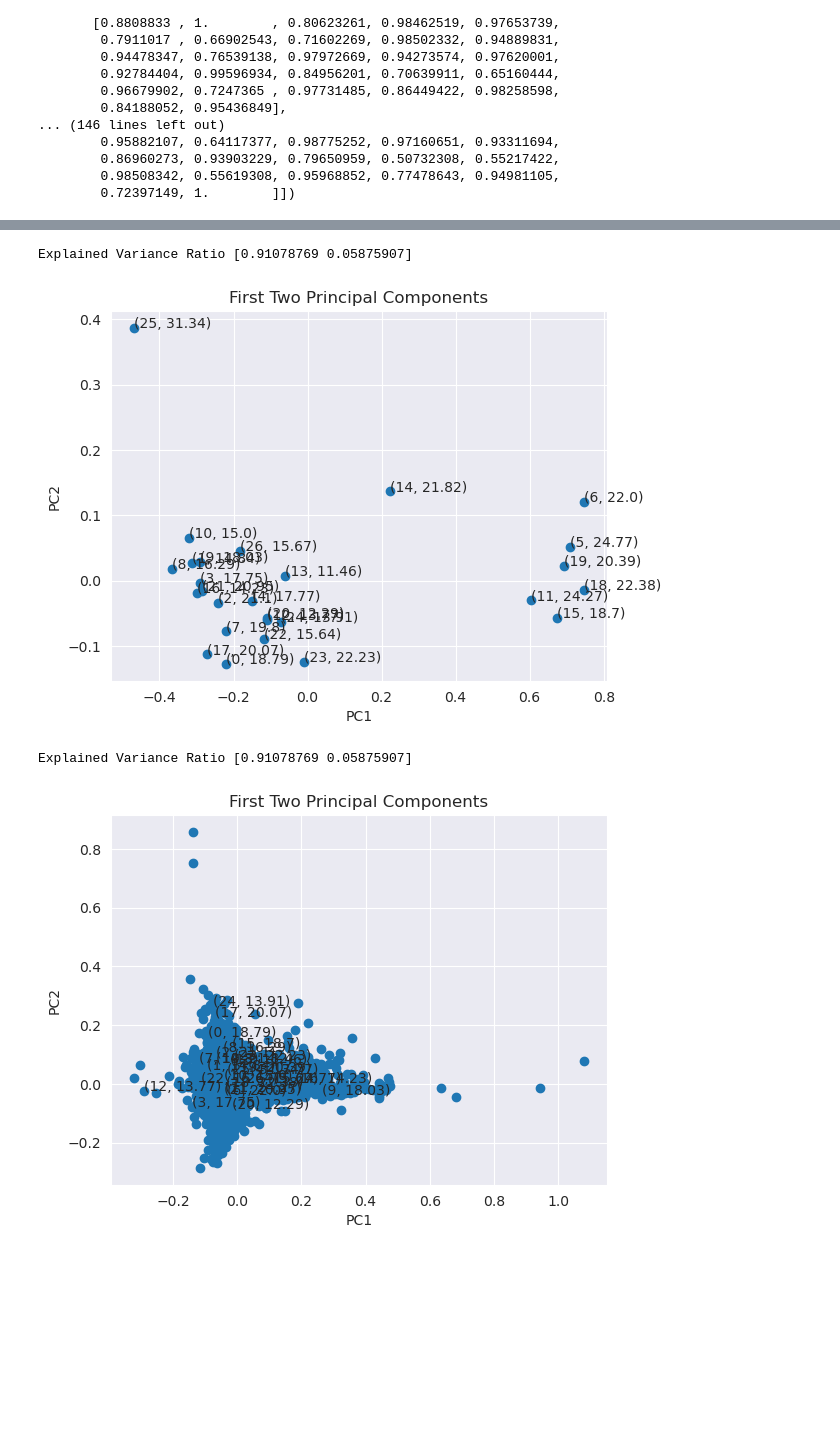
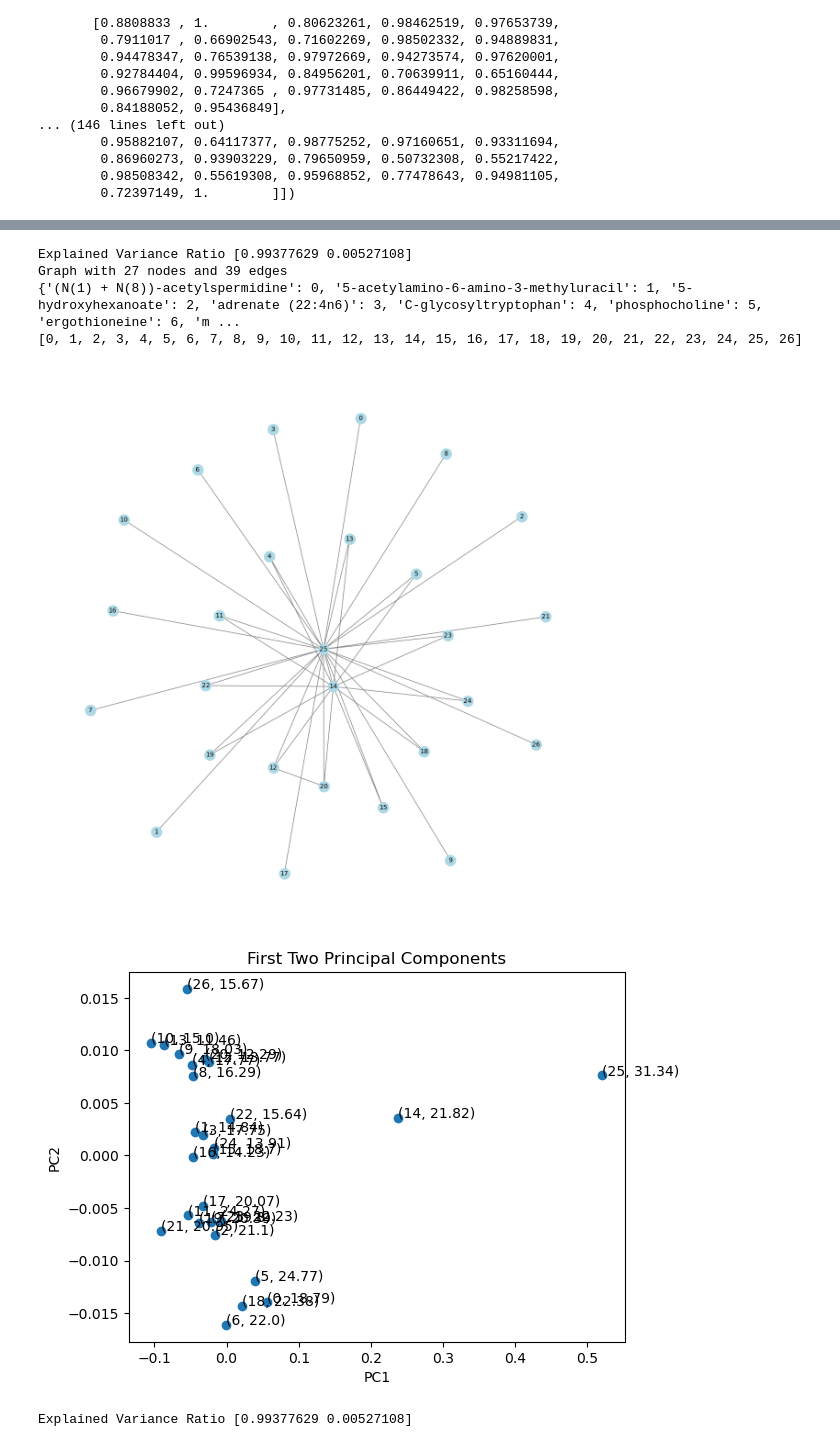
Before and after one commit to bdlab-ucd/DPMON, a Jupyter notebook: GNNs/EmbeddingVisualization.ipynb, the cells around one changed output, grey strips where cells are left out. Drawn from its saved outputs; the diff is of its cells as text; code cells hidden in the pictures; blank space fills up the shorter version.

Commit message:
Updated graph to show node indexs correctly

```diff
--- a/GNNs/EmbeddingVisualization.ipynb
+++ b/GNNs/EmbeddingVisualization.ipynb
@@ -9,9 +9,9 @@ from sklearn.preprocessing import StandardScaler
 from sklearn.metrics.pairwise import cosine_similarity
 # %%
 # Calculating the correlation between nodes and the phenotype to add as labels to the embedded points
-original_dataset = pd.read_csv('../GNNs/data/COPD/SparsifiedNetworks/fev1_X.csv', index_col=0).reset_index(drop='index')
-complete_original_dataset = pd.read_csv('../GNNs/data/COPD/SparsifiedNetworks/fev1_clinical_variables.csv', index_col=0).reset_index(drop='index')
-dataset_associated_phenotype = pd.read_csv('../GNNs/data/COPD/SparsifiedNetworks/fev1_Y.csv', index_col=0).reset_index(drop='index')
+original_dataset = pd.read_csv('C:/Users/ramosv/Desktop/NetCo/BioInformedSubjectRepresentation/GNNs/fev1_X.csv', index_col=0).reset_index(drop='index')
+complete_original_dataset = pd.read_csv('C:/Users/ramosv/Desktop/NetCo/BioInformedSubjectRepresentation/GNNs/fev1_clinical_variables.csv', index_col=0).reset_index(drop='index')
+dataset_associated_phenotype = pd.read_csv('C:/Users/ramosv/Desktop/NetCo/BioInformedSubjectRepresentation/GNNs/fev1_Y.csv', index_col=0).reset_index(drop='index')
 
 corr = [abs(round(x * 100, 2)) for x in original_dataset.corrwith(dataset_associated_phenotype['FEV1pp_utah']).tolist()]
 
@@ -22,8 +22,8 @@ corr = [abs(round(x * 100, 2)) for x in original_dataset.corrwith(dataset_associ
 # print(corr)
 
 clinical_variables_cols = ['gender', 'age_visit', 'Chronic_Bronchitis', 'PRM_pct_emphysema_Thirona', 'PRM_pct_normal_Thirona', 'Pi10_Thirona', 'comorbidities']
-graph_adj = pd.read_csv('../GNNs/data/COPD/SparsifiedNetworks/trimmed_fev1_0.515_0.111_adj.csv', index_col=0).to_numpy()
-nodes_names = pd.read_csv('../GNNs/data/COPD/SparsifiedNetworks/trimmed_fev1_0.515_0.111_adj.csv', index_col=0).index.tolist()
+graph_adj = pd.read_csv('C:/Users/ramosv/Desktop/NetCo/BioInformedSubjectRepresentation/GNNs/trimmed_fev1_0.515_0.111_adj.csv', index_col=0).to_numpy()
+nodes_names = pd.read_csv('C:/Users/ramosv/Desktop/NetCo/BioInformedSubjectRepresentation/GNNs/trimmed_fev1_0.515_0.111_adj.csv', index_col=0).index.tolist()
 
 nodes_features = []
 for node_name in nodes_names:
@@ -55,11 +55,9 @@ array([[1.        , 0.8808833 , 0.89209331, 0.87631979, 0.77171384,
         0.98508342, 0.55619308, 0.95968852, 0.77478643, 0.94981105,
         0.72397149, 1.        ]])
 # %%
-hidden_layer = pd.read_csv('../GNNs/HiddenLayerOutput_GCN_trimmed_fev1_0.515_0.111_adj.csv.max.43.backup')
-# hidden_layer = pd.read_csv('../GNNs/HiddenLayerOutput_GCN_trimmed_fev1_0.515_0.222_adj.csv')
-hidden_layer = pd.read_csv('../GNNs/HiddenLayerOutput_GCN_trimmed_fev1_0.515_0.111_adj.csv.backup.41')
-# hidden_layer = pd.read_csv('../GNNs/HiddenLayerOutput_GCN_trimmed_fev1_0.215_1.000_adj.csv')
-hidden_layer_asp = pd.read_csv('../ASP/HiddenLayerOutput_ASP')
+hidden_layer = pd.read_csv('C:/Users/ramosv/Desktop/NetCo/BioInformedSubjectRepresentation/GNNs/HiddenLayerOutput_GCN_trimmed_fev1_0.515_0.111_adj.csv')
+hidden_layer2 = pd.read_csv('C:/Users/ramosv/Desktop/NetCo/BioInformedSubjectRepresentation/GNNs/HiddenLayerOutput_GCN_trimmed_fev1_0.515_0.111_adj.csv')
+#hidden_layer_asp = pd.read_csv('/HiddenLayerOutput_ASP')
 # %%
 hidden_layer_cosine_sim = cosine_similarity(np.array(hidden_layer))
 hidden_layer_cosine_sim
@@ -80,6 +96,42 @@ for i, corr_val in enumerate(corr):
     plt.annotate('(%s, %s)' % (i, abs(corr_val)), (PC1[i], PC2[i]))
 plt.show()
 print("Explained Variance Ratio %s" % pca.explained_variance_ratio_)
+
+## Showing the orinal nodes before implementing PCA
+
+file_path = 'C:/Users/ramosv/Desktop/NetCo/BioInformedSubjectRepresentation/GNNs/trimmed_fev1_0.515_0.111_adj.csv'
+df = pd.read_csv(file_path, index_col=0)
+
+#G = nx.Graph()
+G = nx.from_numpy_array(df.to_numpy())
+
+# for i in df.index:
+#     for j in df.columns:
+#         weight = df.at[i, j]
+#         if weight > 0:
+#             G.add_edge(i, j, weight=weight)
+
+print(G)
+
+names = dict(zip(df.index.tolist(), range(0, len(df.index.tolist()))))
+
+print(names)
+
+
+
+
+print(G.nodes())
+labels = {node: f"({idx}) {node}" for idx, node in enumerate(G.nodes(), 1)}
+
+plt.figure(figsize=(12, 12))
+pos = nx.spring_layout(G, k=0.5)
+nx.draw(G, pos, with_labels=False, node_color='lightblue', node_size=300, edge_color='gray', linewidths=0.5, font_size=8)
+nx.draw_networkx_labels(G, pos, font_size=10)
+edge_labels = nx.get_edge_attributes(G, 'weight')
+#nx.draw_networkx_edge_labels(G, pos, edge_labels=edge_labels)
+
+plt.show()
+
 
 
 pca = PCA(n_components=2)
@@ -102,7 +154,7 @@ print("Explained Variance Ratio %s" % pca.explained_variance_ratio_)
 
 pca = PCA(n_components=2)
 pipe = Pipeline([('scaler', StandardScaler()), ('pca', pca)])
-transform = pca.fit_transform(hidden_layer_asp)
+transform = pca.fit_transform(hidden_layer)
 
 PC1 = transform[:,0]
 PC2 = transform[:,1]
@@ -121,4 +173,7 @@ print("Explained Variance Ratio %s" % pca.explained_variance_ratio_)
-Explained Variance Ratio [0.91078769 0.05875907]
+Explained Variance Ratio [0.99377629 0.00527108]
+Graph with 27 nodes and 39 edges
+{'(N(1) + N(8))-acetylspermidine': 0, '5-acetylamino-6-amino-3-methyluracil': 1, '5-hydroxyhexanoate': 2, 'adrenate (22:4n6)': 3, 'C-glycosyltryptophan': 4, 'phosphocholine': 5, 'ergothioneine': 6, 'm ...
+[0, 1, 2, 3, 4, 5, 6, 7, 8, 9, 10, 11, 12, 13, 14, 15, 16, 17, 18, 19, 20, 21, 22, 23, 24, 25, 26]
-[figure, old version]
+[figure, new version]
+[figure, new version]
-Explained Variance Ratio [0.91078769 0.05875907]
+Explained Variance Ratio [0.99377629 0.00527108]
-[figure, old version]
```
Also changed, not shown: parts of 10 cells of this notebook.
